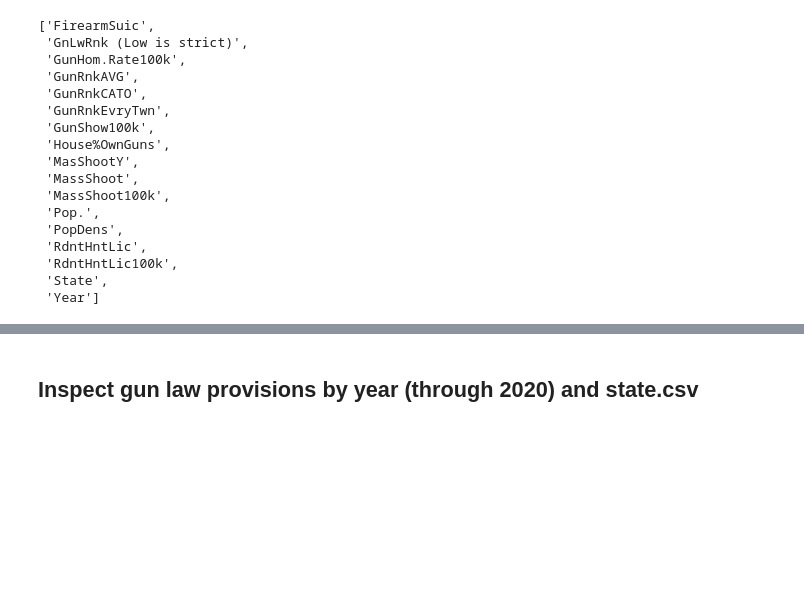
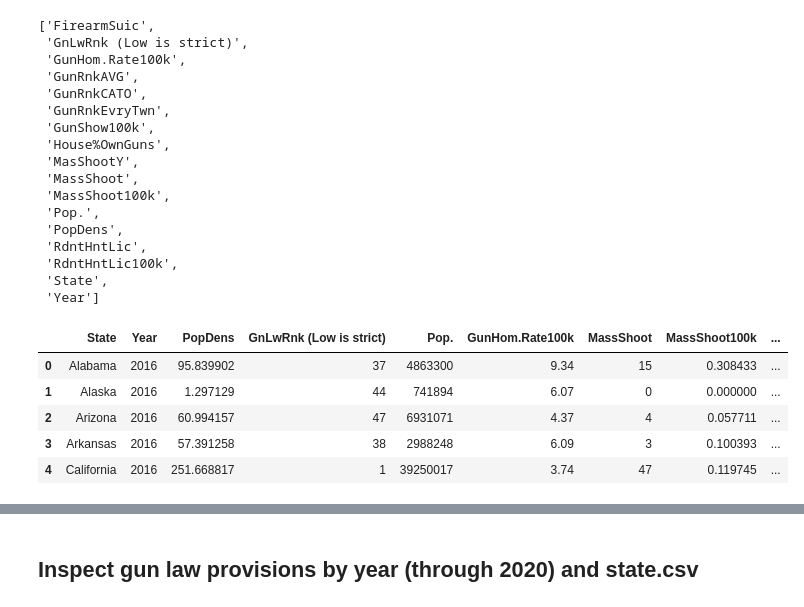
Before and after one commit to HopeAkrout/Final_Project, a Jupyter notebook: Final Project Data.ipynb, the cells around one changed output, grey strips where cells are left out. Cells and saved outputs as stored; diff of their text form; code cells hidden in the pictures; blank space fills up the shorter version.

```diff
--- a/Final Project Data.ipynb
+++ b/Final Project Data.ipynb
@@ -131,3 +216,12 @@ sorted(gun_data.columns.tolist())
  'RdntHntLic100k',
  'State',
  'Year']
+# %%
+gun_data.head(5)
+# %% [output]
+|  | State | Year | PopDens | GnLwRnk (Low is strict) | Pop. | GunHom.Rate100k | MassShoot | MassShoot100k | ... |
+| 0 | Alabama | 2016 | 95.839902 | 37 | 4863300 | 9.34 | 15 | 0.308433 | ... |
+| 1 | Alaska | 2016 | 1.297129 | 44 | 741894 | 6.07 | 0 | 0.000000 | ... |
+| 2 | Arizona | 2016 | 60.994157 | 47 | 6931071 | 4.37 | 4 | 0.057711 | ... |
+| 3 | Arkansas | 2016 | 57.391258 | 38 | 2988248 | 6.09 | 3 | 0.100393 | ... |
+| 4 | California | 2016 | 251.668817 | 1 | 39250017 | 3.74 | 47 | 0.119745 | ... |
```
Also changed, not shown: parts of 56 cells of this notebook.
